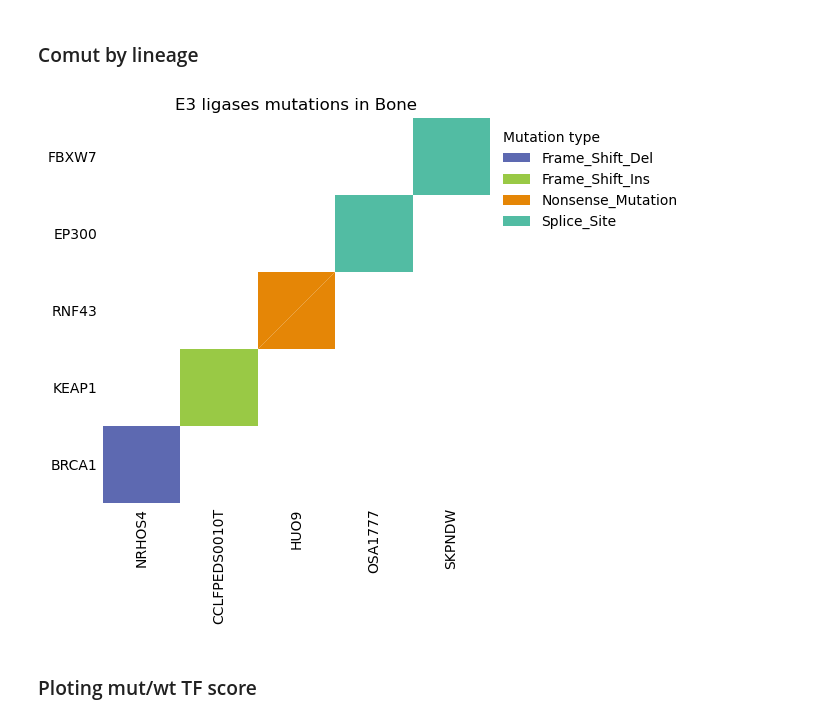
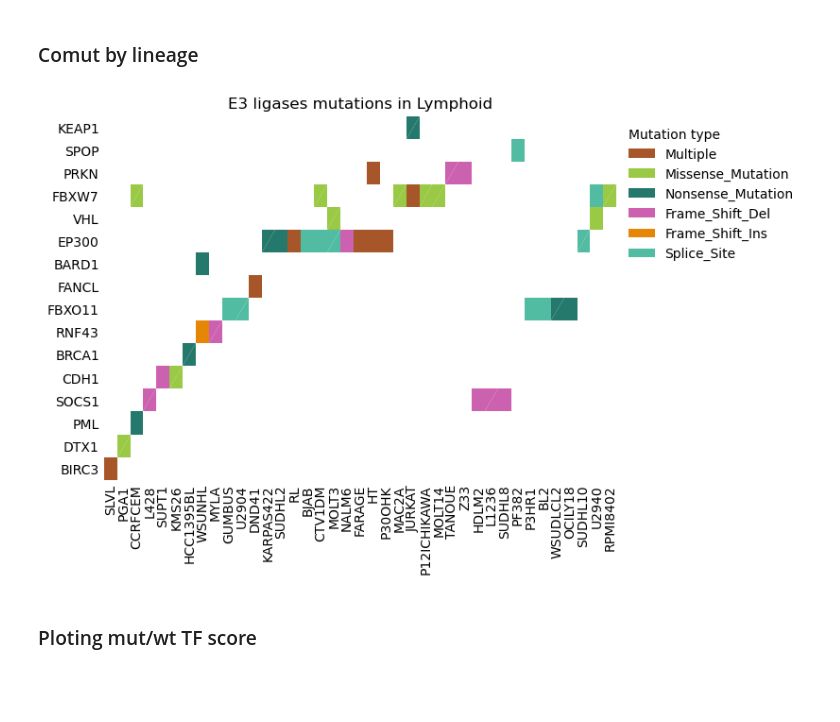
Before and after one commit to ddiannae/cancer_bootcamp25, a Jupyter notebook: 10_e3_ligases_mutations.ipynb, the cells around one changed output. Saved outputs shown, nothing was run; the diff lists cells and outputs as text; code cells hidden in the pictures; blank space fills up the shorter version.

Commit message:
Getting mutations for lymphoid

```diff
--- a/10_e3_ligases_mutations.ipynb
+++ b/10_e3_ligases_mutations.ipynb
@@ -195,9 +195,9 @@ def get_comut_by_lineage(lineage, w, h):
     e3l_comut.add_unified_legend()
     plt.title(f"E3 ligases mutations in {lineage}")
 # %%
-get_comut_by_lineage("Bone", 5, 5)
+get_comut_by_lineage("Lymphoid", 7, 5)
 # %% [output]
-[figure, old version]
+[figure, new version]
 # %% [markdown]
 ### Ploting mut/wt TF score
 # %%
```
